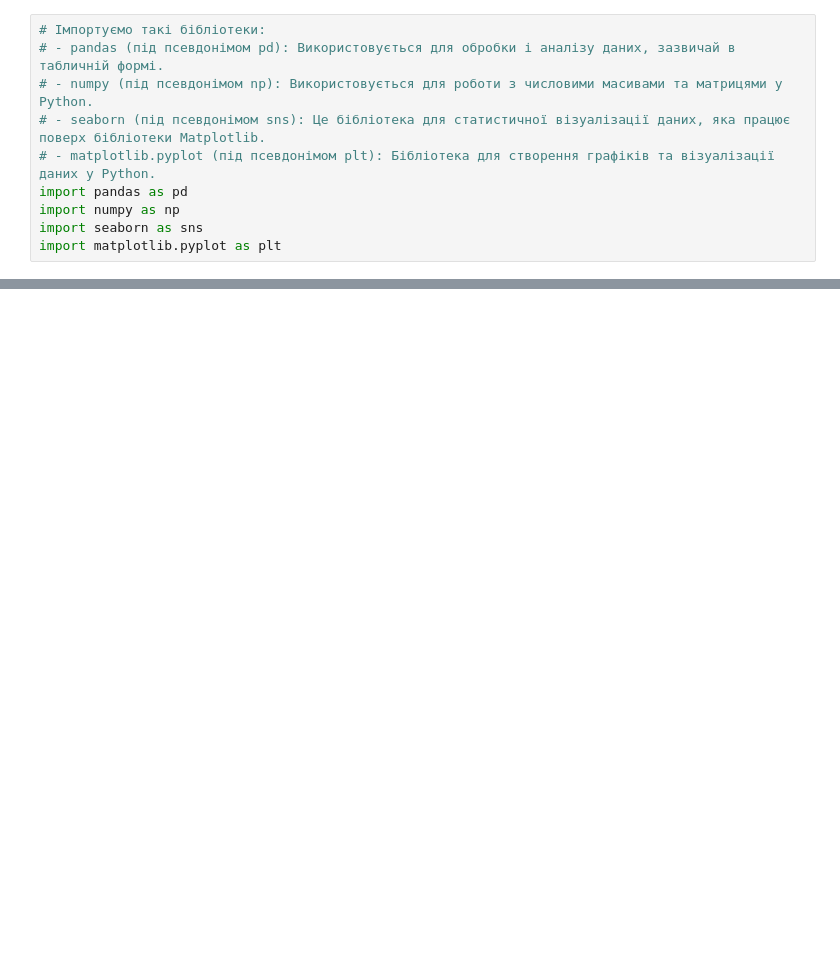
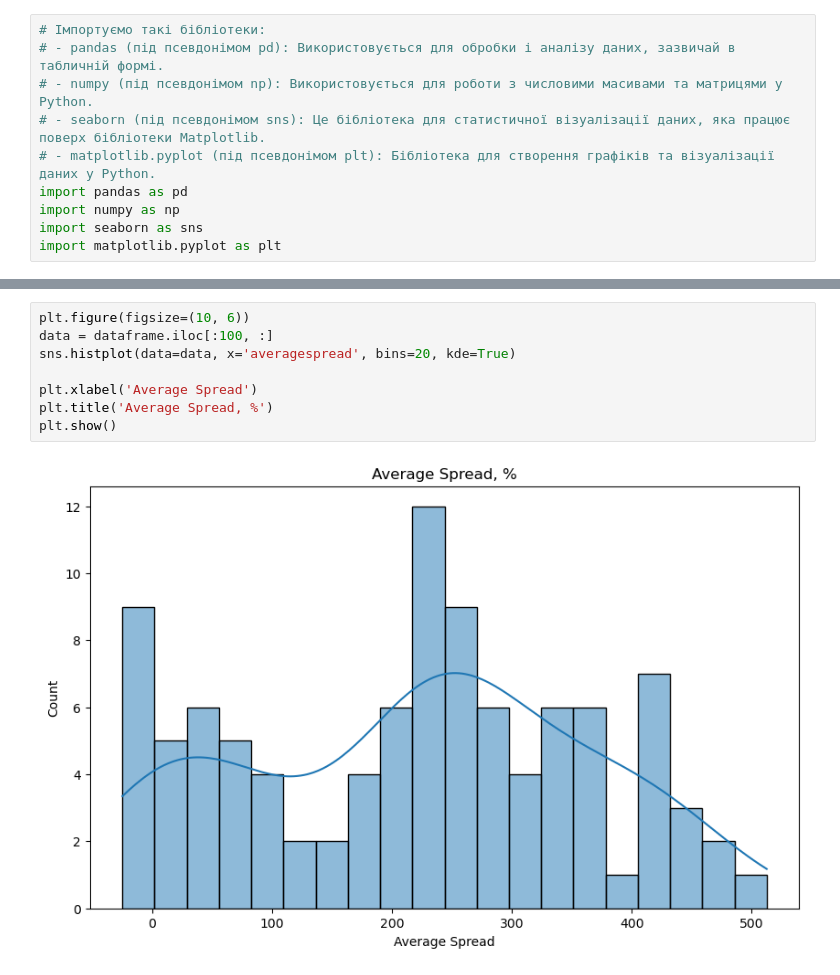
Before and after one commit to Soff4/course-work-products, a Jupyter notebook: main.ipynb, the cells around one changed output, grey strips where cells are left out. Cells and saved outputs as stored; diff of their text form; blank space fills up the shorter version.

```diff
--- a/main.ipynb
+++ b/main.ipynb
@@ -933,0 +903,10 @@ class ProductAnalyze:
+# %%
+plt.figure(figsize=(10, 6))
+data = dataframe.iloc[:100, :]
+sns.histplot(data=data, x='averagespread', bins=20, kde=True)
+
+plt.xlabel('Average Spread')
+plt.title('Average Spread, %')
+plt.show()
+# %% [output]
+[figure, added]
```
Also changed, not shown: parts of 30 cells of this notebook, 1 other file.
